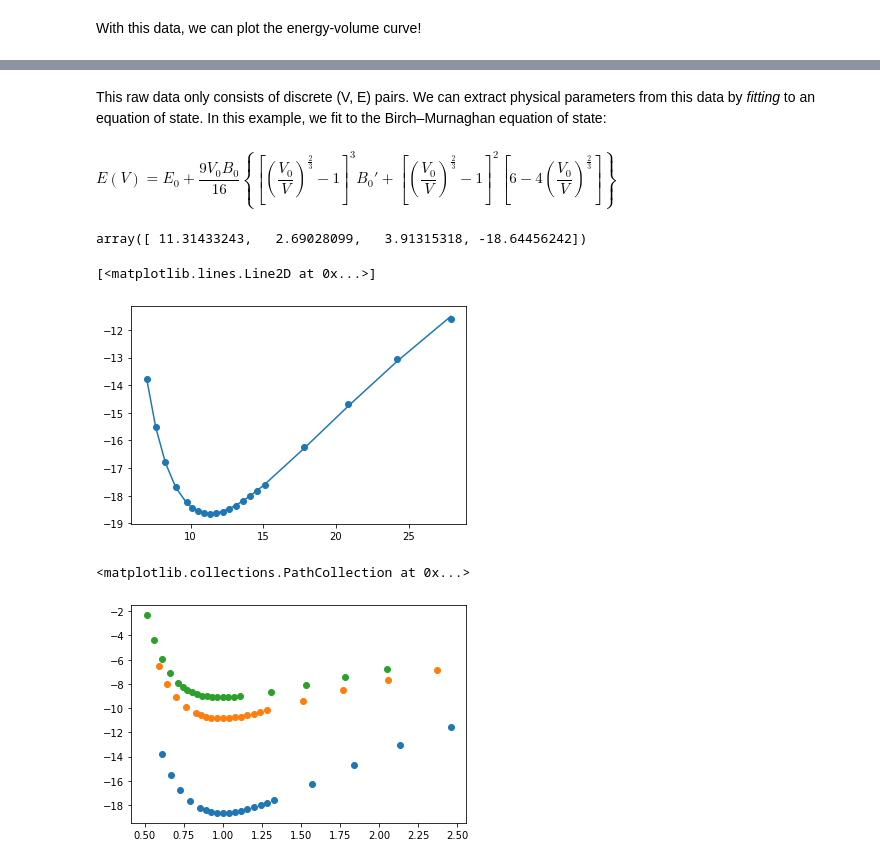
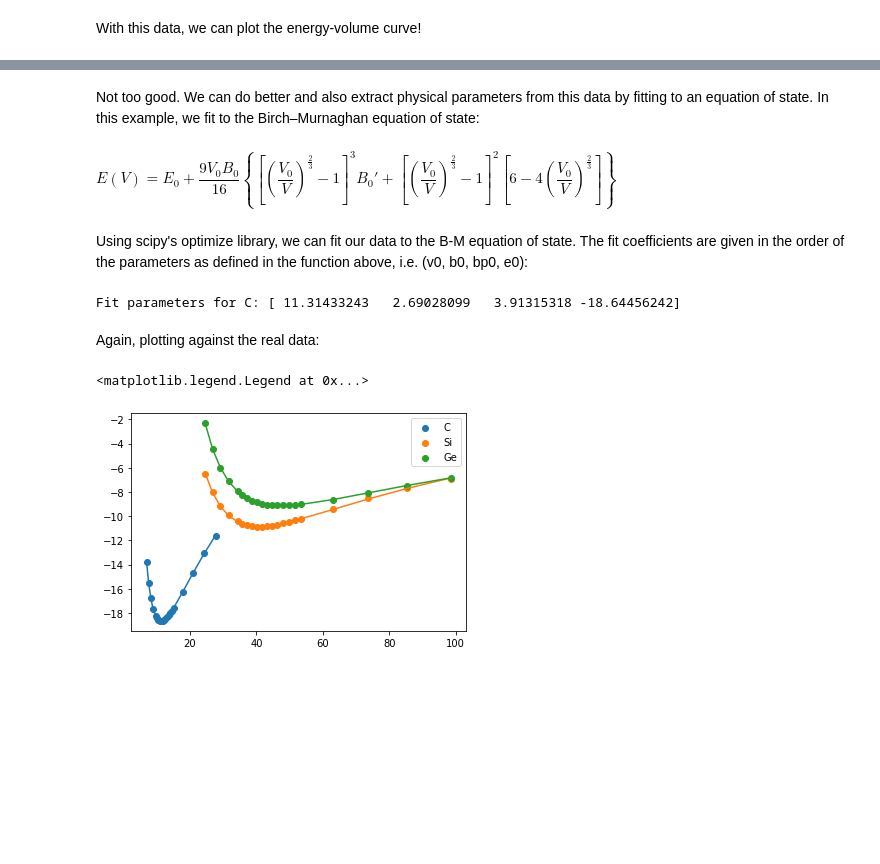
Before and after one commit to koysean/plotting_workshop, a Jupyter notebook: Plotting_workshop_2021.ipynb, the cells around one changed output, grey strips where cells are left out. Saved outputs shown, nothing was run; the diff lists cells and outputs as text; code cells hidden in the pictures; blank space fills up the shorter version.

```diff
--- a/Plotting_workshop_2021.ipynb
+++ b/Plotting_workshop_2021.ipynb
@@ -80,13 +107,20 @@ ax.scatter(ge_e_v[0], ge_e_v[1])
 # %% [markdown]
-This raw data only consists of discrete (V, E) pairs. We can extract physical parameters from this data by *fitting* to an equation of state. In this example, we fit to the Birch–Murnaghan equation of state:
+Not too good. We can do better and also extract physical parameters from this data by fitting to an equation of state. In this example, we fit to the Birch–Murnaghan equation of state:
 # %% [markdown]
 $E(V) = E_0 + \dfrac{9V_0B_0}{16} \left\{ \left[   \left(  \dfrac{V_0}{V}\right)^{\frac{2}{3}} - 1 \right]^3 B_0'  + \left[  \left(  \dfrac{V_0}{V}\right)^{\frac{2}{3}}-1 \right]^2 \left[ 6 - 4 \left(  \dfrac{V_0}{V}\right)^{\frac{2}{3}}    \right]    \right\}$
 # %%
 def bm_eos(v, v0, b0, bp0, e0):
   ''' Birch-Murnaghan EOS.
-  Gives the energy relative to the equilibrium energy, i.e. E(V) - E0. '''
+  Arguments:
+    v: volume input
+    v0: equilibrium volume
+    b0: bulk modulus at equilibrium
+    bp0: derivative of bulk modulus wrt pressure at equilibrium
+    e0: equilibrium energy
 
-  #v0 = min_volumes['c']
+  Outputs:
+     Internal energy of the system, E(V)
+  '''
 
   gamma = (v0/v)**(2/3)
 
@@ -94,16 +128,33 @@ def bm_eos(v, v0, b0, bp0, e0):
       (gamma - 1)**3 * bp0
       + (gamma - 1)**2 * (6 - 4*gamma)
   )
-# %%
-fit, conv = curve_fit(bm_eos, c_e_v[0], c_e_v[1], p0 = [min_volumes['c'], 2, 2, -10])
-fit
-# %% [output]
-array([ 11.31433243,   2.69028099,   3.91315318, -18.64456242])
+# %% [markdown]
+Using scipy's optimize library, we can fit our data to the B-M equation of state. The fit coefficients are given in the order of the parameters as defined in the function above, i.e. (v0, b0, bp0, e0):
+# %%
+fit_c, conv_c = curve_fit(bm_eos, c_e_v[0], c_e_v[1], p0 = [min_volumes['c'], 2, 2, -10])
+
+fit_si, conv_si = curve_fit(bm_eos, si_e_v[0], si_e_v[1], p0 = [min_volumes['si'], 2, 2, -10])
+
+fit_ge, conv_ge = curve_fit(bm_eos, ge_e_v[0], ge_e_v[1], p0 = [min_volumes['ge'], 2, 2, -10])
+
+print('Fit parameters for C:', fit_c)
+# %% [output]
+Fit parameters for C: [ 11.31433243   2.69028099   3.91315318 -18.64456242]
+# %% [markdown]
+Again, plotting against the real data:
 # %%
 fig, ax = plt.subplots()
 
-ax.scatter(c_e_v[0], c_e_v[1])
-ax.plot(c_e_v[0], bm_eos(c_e_v[0], *fit))
+sc_c = ax.scatter(c_e_v[0], c_e_v[1])
+ax.plot(c_e_v[0], bm_eos(c_e_v[0], *fit_c))
+
+sc_si = ax.scatter(si_e_v[0], si_e_v[1])
+ax.plot(si_e_v[0], bm_eos(si_e_v[0], *fit_si))
+
+sc_ge = ax.scatter(ge_e_v[0], ge_e_v[1])
+ax.plot(ge_e_v[0], bm_eos(ge_e_v[0], *fit_ge))
+
+ax.legend([sc_c, sc_si, sc_ge], ['C', 'Si', 'Ge'])
 # %% [output]
-[<matplotlib.lines.Line2D at 0x...>]
+<matplotlib.legend.Legend at 0x...>
-[figure, old version]
+[figure, new version]
@@ -122,9 +160,0 @@ ge_e_v_scaled = np.array(
-# %%
-fig, ax = plt.subplots()
-
-ax.scatter(c_e_v_scaled[0], c_e_v[1])
-ax.scatter(si_e_v_scaled[0], si_e_v[1])
-ax.scatter(ge_e_v_scaled[0], ge_e_v[1])
-# %% [output]
-<matplotlib.collections.PathCollection at 0x...>
-[figure, removed]
```
Also changed, not shown: parts of 10 cells of this notebook.
